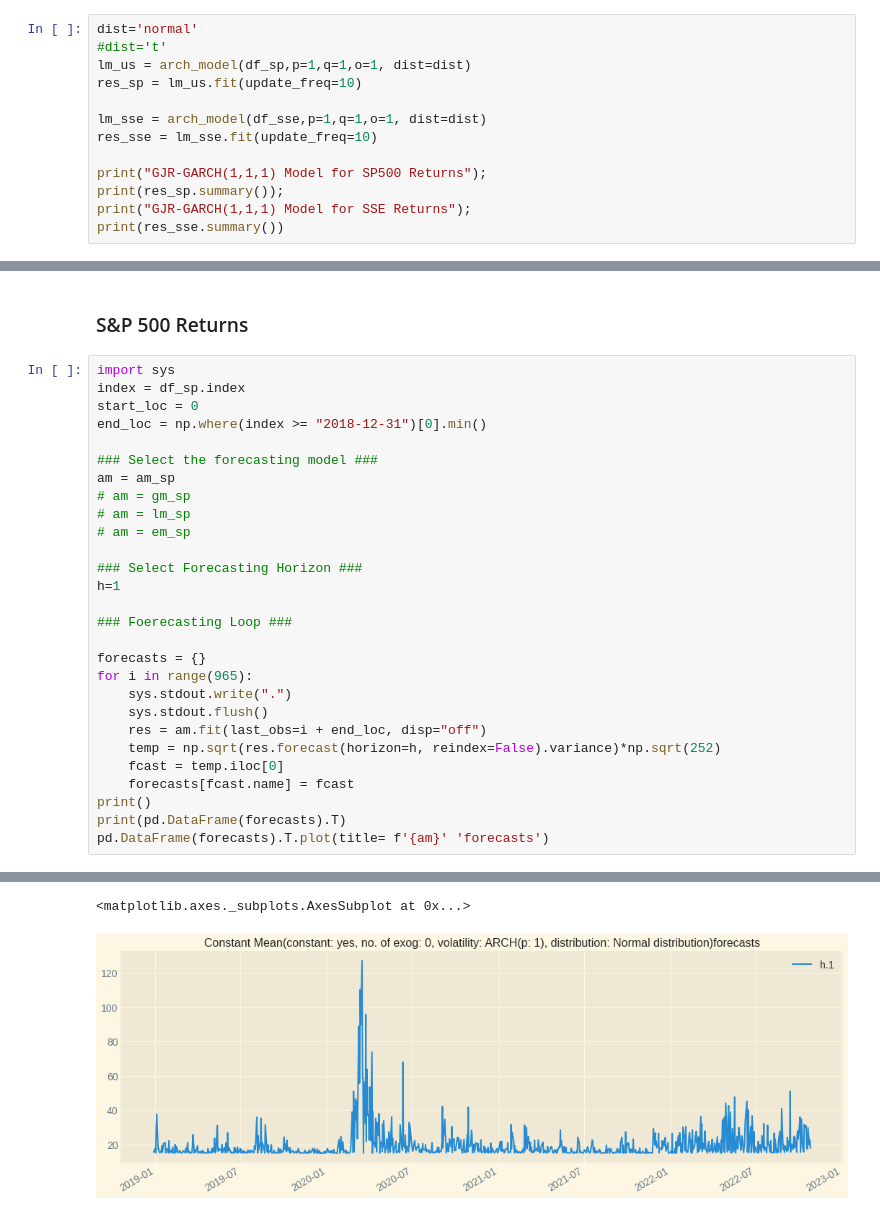
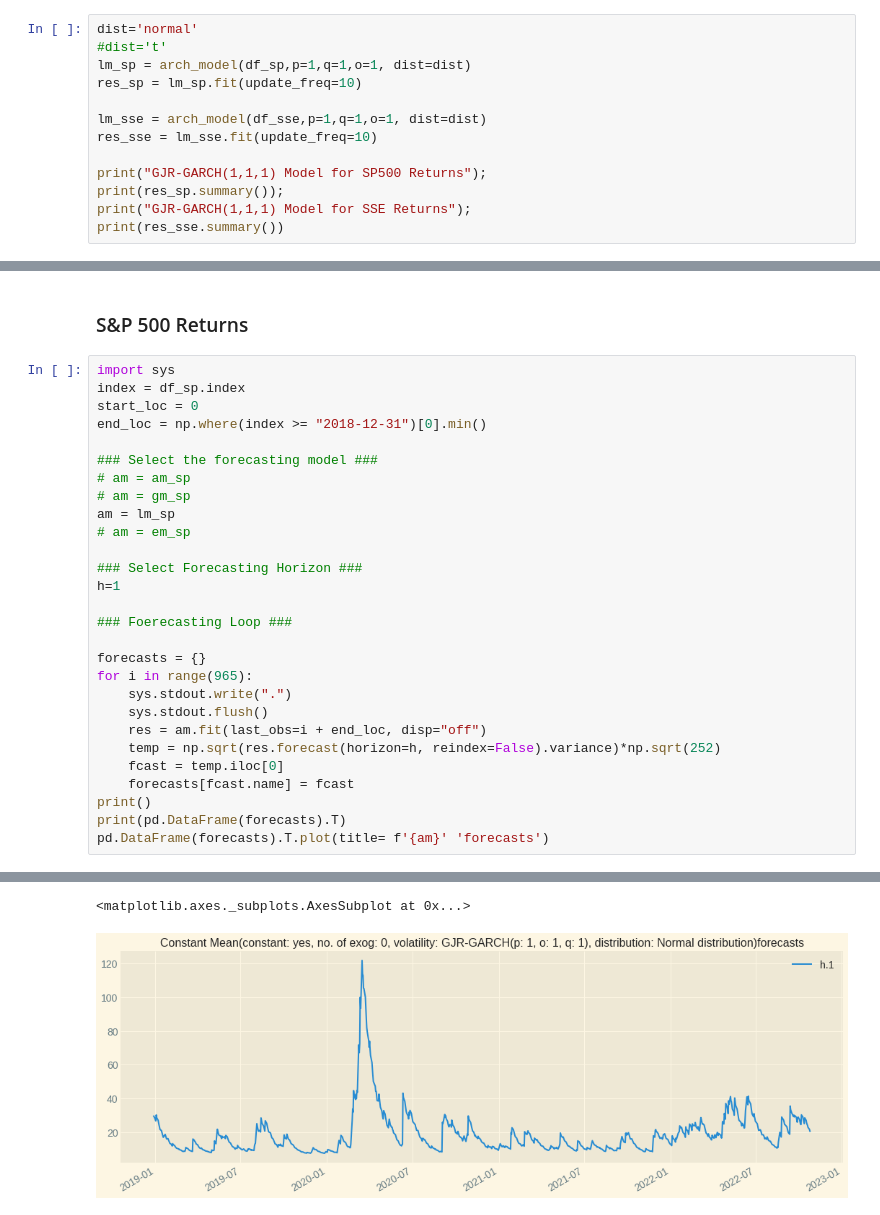
Before and after one commit to yankikalfa/MGTF-405-Business-Forecasting, a Jupyter notebook: Lecture_6_code.ipynb, the cells around one changed output, grey strips where cells are left out. Cells and saved outputs as stored; diff of their text form.

```diff
--- a/Lecture_6_code.ipynb
+++ b/Lecture_6_code.ipynb
@@ -254,8 +254,8 @@ We assume constant mean with no AR parameters.
 # %%
 dist='normal'
 #dist='t'
-lm_us = arch_model(df_sp,p=1,q=1,o=1, dist=dist)
-res_sp = lm_us.fit(update_freq=10)
+lm_sp = arch_model(df_sp,p=1,q=1,o=1, dist=dist)
+res_sp = lm_sp.fit(update_freq=10)
 
 lm_sse = arch_model(df_sse,p=1,q=1,o=1, dist=dist)
 res_sse = lm_sse.fit(update_freq=10)
@@ -356,9 +356,9 @@ start_loc = 0
 end_loc = np.where(index >= "2018-12-31")[0].min()
 
 ### Select the forecasting model ###
-am = am_sp
+# am = am_sp
 # am = gm_sp
-# am = lm_sp
+am = lm_sp
 # am = em_sp
 
 ### Select Forecasting Horizon ###
@@ -394,4 +394,4 @@ pd.DataFrame(forecasts).T.plot(title= f'{am}' 'forecasts')
 
 [965 rows x 1 columns]
 <matplotlib.axes._subplots.AxesSubplot at 0x...>
-[figure, old version]
+[figure, new version]
```
Also changed, not shown: parts of 3 cells of this notebook.
